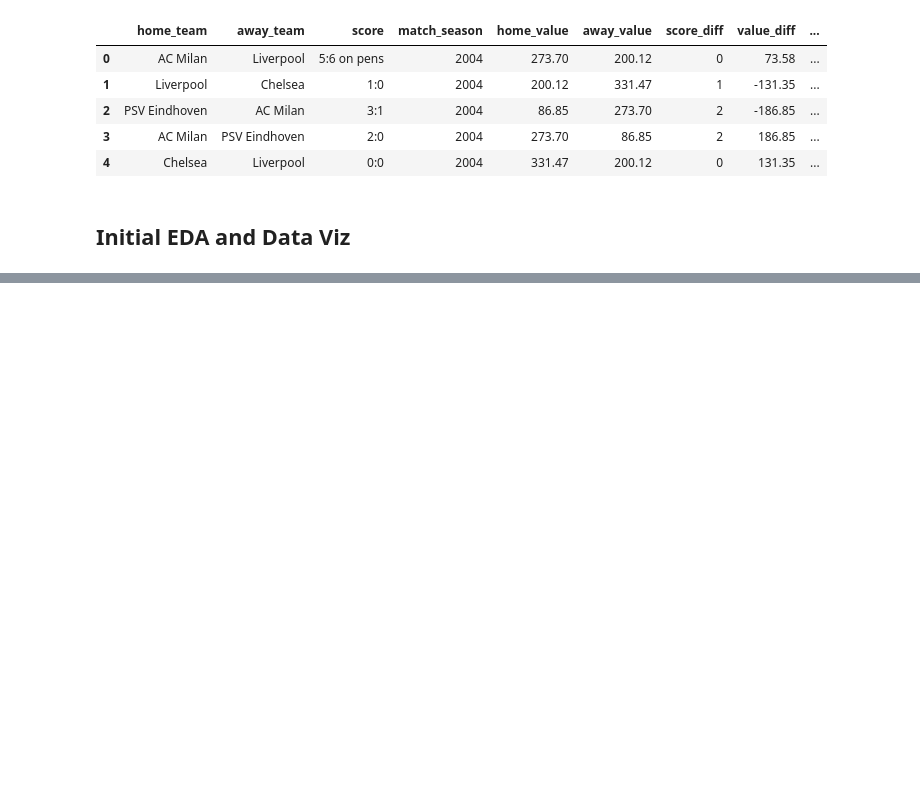
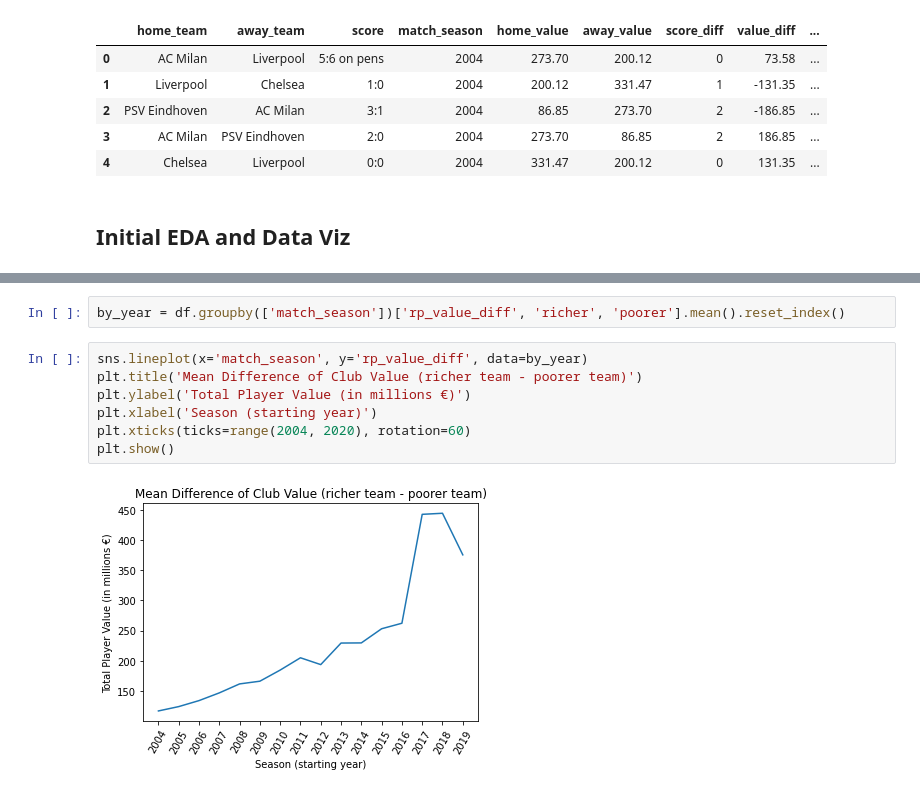
Before and after one commit to wplam107/soccer, a Jupyter notebook: eda_feat_eng.ipynb, the cells around one changed output, grey strips where cells are left out. Cells and saved outputs as stored; diff of their text form; blank space fills up the shorter version.

```diff
--- a/eda_feat_eng.ipynb
+++ b/eda_feat_eng.ipynb
@@ -103,0 +115,11 @@ df.describe()
+# %%
+by_year = df.groupby(['match_season'])['rp_value_diff', 'richer', 'poorer'].mean().reset_index()
+# %%
+sns.lineplot(x='match_season', y='rp_value_diff', data=by_year)
+plt.title('Mean Difference of Club Value (richer team - poorer team)')
+plt.ylabel('Total Player Value (in millions €)')
+plt.xlabel('Season (starting year)')
+plt.xticks(ticks=range(2004, 2020), rotation=60)
+plt.show()
+# %% [output]
+[figure, added]
```
Also changed, not shown: parts of 8 cells of this notebook.
